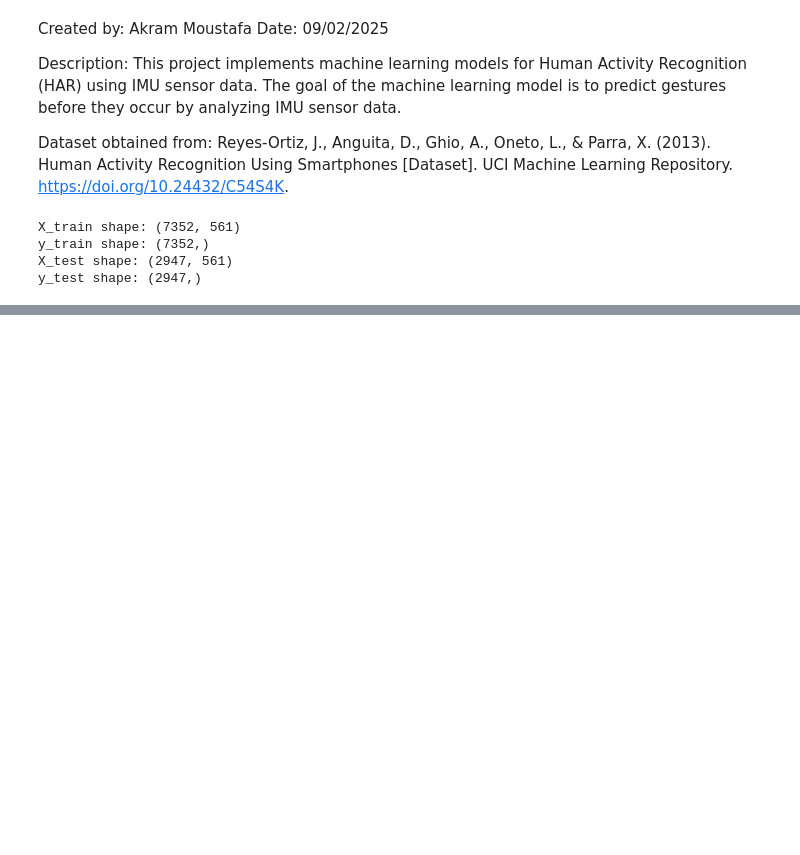
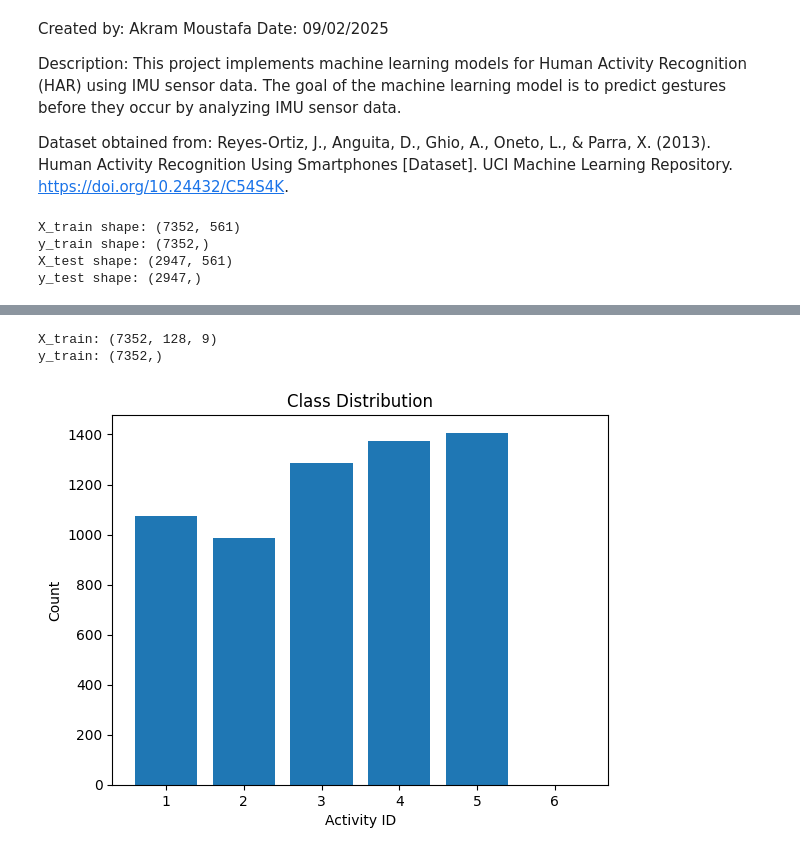
Before and after one commit to AkramMoustafa/human-activity-recognition, a Jupyter notebook: IMU_Model.ipynb, the cells around one changed output, grey strips where cells are left out. Cells and saved outputs as stored; diff of their text form; code cells hidden in the pictures; blank space fills up the shorter version.

```diff
--- a/IMU_Model.ipynb
+++ b/IMU_Model.ipynb
@@ -47,0 +91,43 @@ y_test shape: (2947,)
+# %%
+import numpy as np
+import os
+
+# Paths
+DATA_PATH = r"C:\Users\ammou\OneDrive\Desktop\IMUResearch\UCI HAR Dataset\train\Inertial Signals"
+LABEL_PATH = r"C:\Users\ammou\OneDrive\Desktop\IMUResearch\UCI HAR Dataset\train/y_train.txt"
+
+def load_signals(data_path):
+    signal_files = [
+        "body_acc_x_train.txt", "body_acc_y_train.txt", "body_acc_z_train.txt",
+        "body_gyro_x_train.txt", "body_gyro_y_train.txt", "body_gyro_z_train.txt",
+        "total_acc_x_train.txt", "total_acc_y_train.txt", "total_acc_z_train.txt"
+    ]
+
+    signals = []
+    for filename in signal_files:
+        filepath = os.path.join(data_path, filename)
+        data = np.loadtxt(filepath)   # shape: (N, 128)
+        signals.append(data[..., np.newaxis])  # add channel axis
+
+    return np.concatenate(signals, axis=-1)
+
+X_train = load_signals(DATA_PATH)
+y_train = np.loadtxt(LABEL_PATH).astype(int) - 1
+
+print("X_train:", X_train.shape)  # (7352, 128, 9)
+print("y_train:", y_train.shape)  # (7352,)
+# %% [output]
+X_train: (7352, 128, 9)
+y_train: (7352,)
+# %%
+import matplotlib.pyplot as plt
+import numpy as np
+
+plt.hist(y_train, bins=np.arange(1, 8)-0.5, rwidth=0.8)
+plt.xticks(range(1, 7))
+plt.xlabel("Activity ID")
+plt.ylabel("Count")
+plt.title("Class Distribution")
+plt.show()
+# %% [output]
+[figure, added]
```
Also changed, not shown: parts of 9 cells of this notebook, 1 other file.
